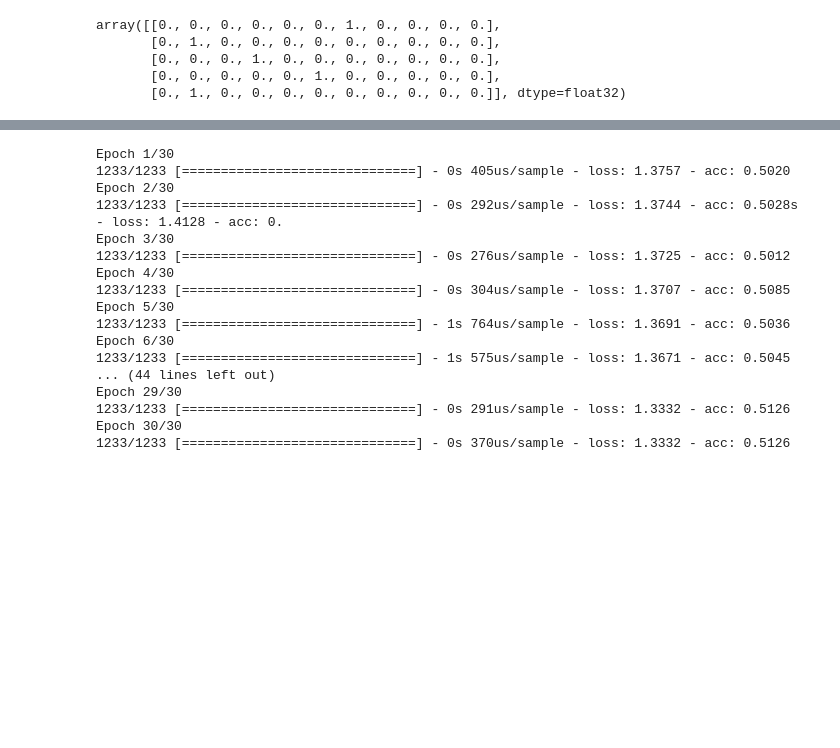
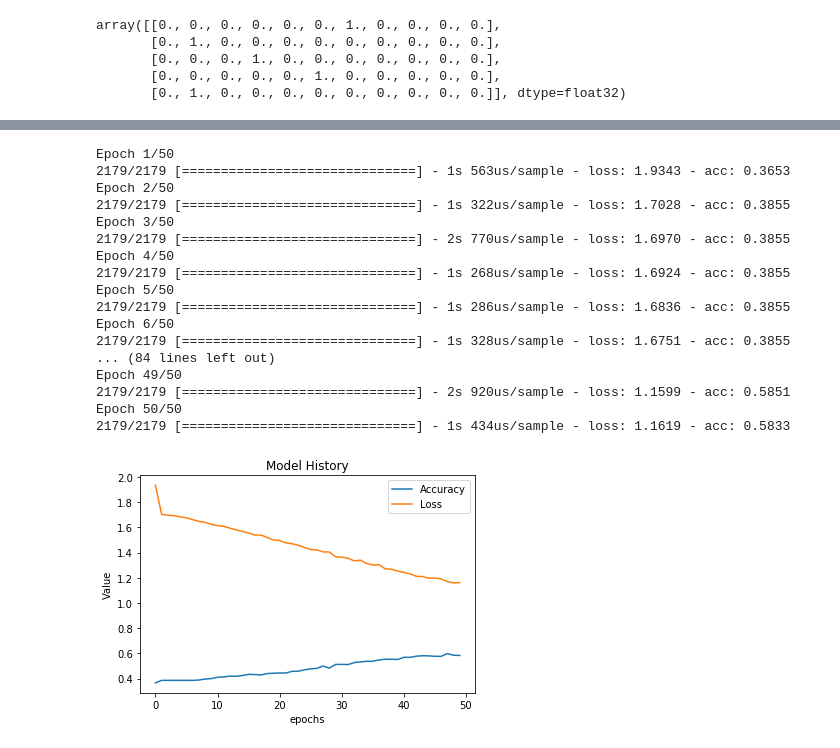
Before and after one commit to Arush0113/EEG_Pipeline, a Jupyter notebook: team02/Raw Code Implementation/Implementing_raw_code.ipynb, the cells around one changed output, grey strips where cells are left out. Saved outputs shown, nothing was run; the diff lists cells and outputs as text; code cells hidden in the pictures; blank space fills up the shorter version.

```diff
--- a/team02/Raw Code Implementation/Implementing_raw_code.ipynb
+++ b/team02/Raw Code Implementation/Implementing_raw_code.ipynb
@@ -391,7 +494,23 @@ yab12_2 = epochsab12_2.events[:, 2]
 yab13_1 = epochsab13_1.events[:, 2]
 yab13_2 = epochsab13_2.events[:, 2]
 
-y = np.concatenate([yab6_1, yab6_2, yab10_1, yab10_2, yab12_1, yab12_2, yab13_1, yab13_2], axis = 0)
+yab28_1 = epochsab28_1.events[:, 2]
+yab28_2 = epochsab28_2.events[:, 2]
+
+yab31_1 = epochsab31_1.events[:, 2]
+yab31_2 = epochsab31_2.events[:, 2]
+
+yab32_1 = epochsab32_1.events[:, 2]
+yab32_2 = epochsab32_2.events[:, 2]
+
+y = np.concatenate([yab6_1, yab6_2,
+                   yab10_1, yab10_2,
+                   yab12_1, yab12_2,
+                   yab13_1, yab13_2,
+                   yab28_1, yab28_2,
+                   yab31_1, yab31_2,
+                   yab32_1, yab32_2],
+                   axis = 0)
 
 
 num_classes = 11
@@ -408,8 +527,8 @@ array([[0., 0., 0., 0., 0., 0., 1., 0., 0., 0., 0.],
 # %%
 inp_shape = (dims_ip, )
 ip = tf.keras.Input(shape = inp_shape)
-dense1 = tf.keras.layers.Dense(units = 10, activation = 'relu')(ip)
-dense2 = tf.keras.layers.Dense(units = 10, activation = 'relu')(dense1)
+dense1 = tf.keras.layers.Dense(units = 10, activation = 'relu', kernel_initializer = 'random_normal')(ip)
+dense2 = tf.keras.layers.Dense(units = 10, activation = 'relu', kernel_initializer = 'random_normal')(dense1)
 out = tf.keras.layers.Dense(num_classes, activation = 'softmax')(dense2)
 
 model = tf.keras.Model(inputs = ip, outputs = out)
@@ -441,24 +560,35 @@ Trainable params: 221,371
 Non-trainable params: 0
 _________________________________________________________________
 # %%
-model.compile(loss = 'categorical_crossentropy', metrics = ['accuracy'], optimizer='adam')
+opt = Adam(0.01)
+model.compile(loss = 'categorical_crossentropy', metrics = ['accuracy'], optimizer = opt)
 # %%
-history = model.fit(data, y, epochs=30)
+history = model.fit(data, y, epochs=50)
 # %% [output]
-Epoch 1/30
-1233/1233 [==============================] - 0s 405us/sample - loss: 1.3757 - acc: 0.5020
-Epoch 2/30
-1233/1233 [==============================] - 0s 292us/sample - loss: 1.3744 - acc: 0.5028s - loss: 1.4128 - acc: 0.
-Epoch 3/30
-1233/1233 [==============================] - 0s 276us/sample - loss: 1.3725 - acc: 0.5012
-Epoch 4/30
-1233/1233 [==============================] - 0s 304us/sample - loss: 1.3707 - acc: 0.5085
-Epoch 5/30
-1233/1233 [==============================] - 1s 764us/sample - loss: 1.3691 - acc: 0.5036
-Epoch 6/30
-1233/1233 [==============================] - 1s 575us/sample - loss: 1.3671 - acc: 0.5045
-... (44 lines left out)
-Epoch 29/30
-1233/1233 [==============================] - 0s 291us/sample - loss: 1.3332 - acc: 0.5126
-Epoch 30/30
-1233/1233 [==============================] - 0s 370us/sample - loss: 1.3332 - acc: 0.5126
+Epoch 1/50
+2179/2179 [==============================] - 1s 563us/sample - loss: 1.9343 - acc: 0.3653
+Epoch 2/50
+2179/2179 [==============================] - 1s 322us/sample - loss: 1.7028 - acc: 0.3855
+Epoch 3/50
+2179/2179 [==============================] - 2s 770us/sample - loss: 1.6970 - acc: 0.3855
+Epoch 4/50
+2179/2179 [==============================] - 1s 268us/sample - loss: 1.6924 - acc: 0.3855
+Epoch 5/50
+2179/2179 [==============================] - 1s 286us/sample - loss: 1.6836 - acc: 0.3855
+Epoch 6/50
+2179/2179 [==============================] - 1s 328us/sample - loss: 1.6751 - acc: 0.3855
+... (84 lines left out)
+Epoch 49/50
+2179/2179 [==============================] - 2s 920us/sample - loss: 1.1599 - acc: 0.5851
+Epoch 50/50
+2179/2179 [==============================] - 1s 434us/sample - loss: 1.1619 - acc: 0.5833
+# %%
+plt.plot(history.history['acc'])
+plt.plot(history.history['loss'])
+plt.legend(['Accuracy', 'Loss'])
+plt.title('Model History')
+plt.ylabel('Value')
+plt.xlabel('epochs')
+plt.show()
+# %% [output]
+[figure, added]
```
Also changed, not shown: parts of 22 cells of this notebook.
